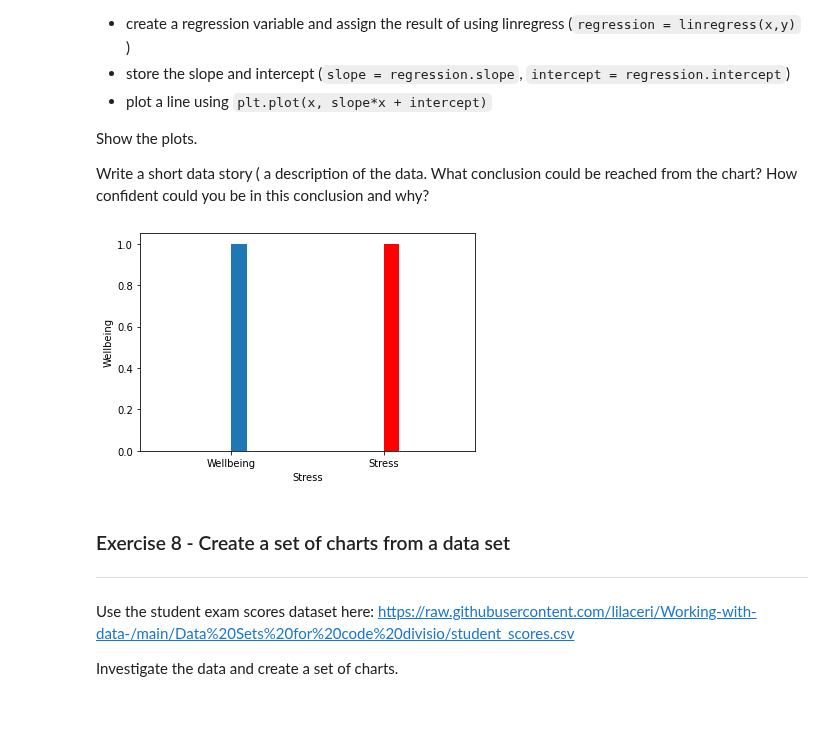
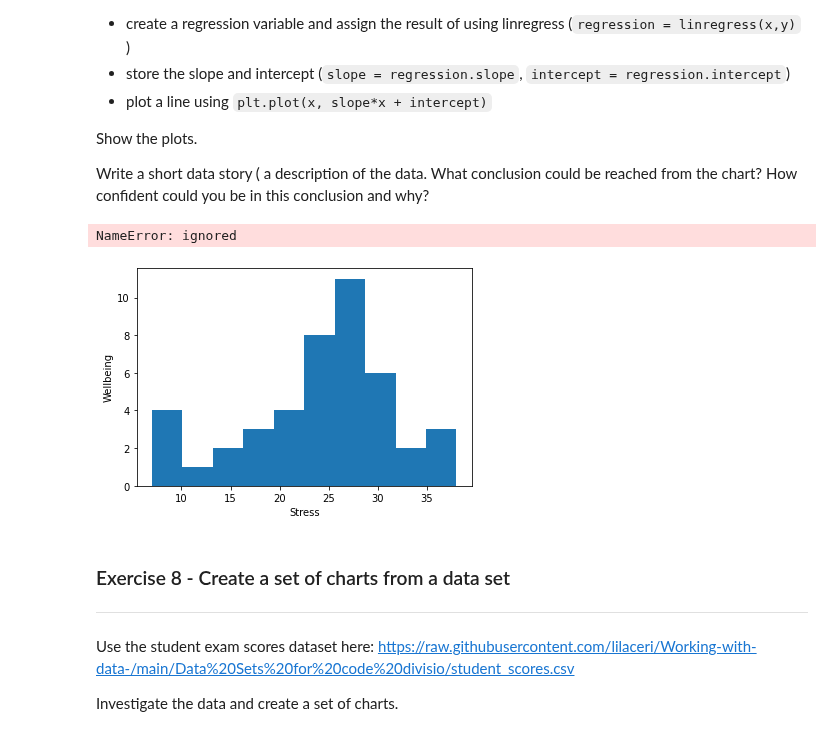
Before and after one commit to RautenM/PythonFundamentals, a Jupyter notebook: Worksheets/7_1_Visualisation_with_matplotlib.ipynb, the cells around one changed output. Cells and saved outputs as stored; diff of their text form; code cells hidden in the pictures.

```diff
--- a/Worksheets/7_1_Visualisation_with_matplotlib.ipynb
+++ b/Worksheets/7_1_Visualisation_with_matplotlib.ipynb
@@ -291,24 +291,31 @@ Write a short data story ( a description of the data.  What conclusion could be
 # %%
 from scipy.stats import linregress
 import pandas as pd
 import matplotlib.pyplot as plt
 
 
 
 url = ("https://github.com/lilaceri/Working-with-data-/blob/b157a2feceb7709cf82426932385706d65446270/Data%20Sets%20for%20code%20divisio/Positive_Psychology_2017.csv?raw=true")
 df = pd.read_csv(url)
 df
 
-wellbeing = df['Wellbeing']
-data = ['Wellbeing']
+data = df['Wellbeing']
+
 
 plt.hist(data)
 plt.xlabel("Stress")
 plt.ylabel("Wellbeing")
-plt.hist("Stress", color = 'red')
-plt.show()
+
+#plt.scatter(x,y)
+
+#regression = linregress("Stress","Wellbeing")
+#slope = regression.slope, intercept = regression.intercept
+#plt.plot(x, slope*x + intercept)
+
+#plt.show()
 # %% [output]
+NameError: ignored
-[figure, old version]
+[figure, new version]
 # %% [markdown]
 ### Exercise 8 - Create a set of charts from a data set
 ---
```
